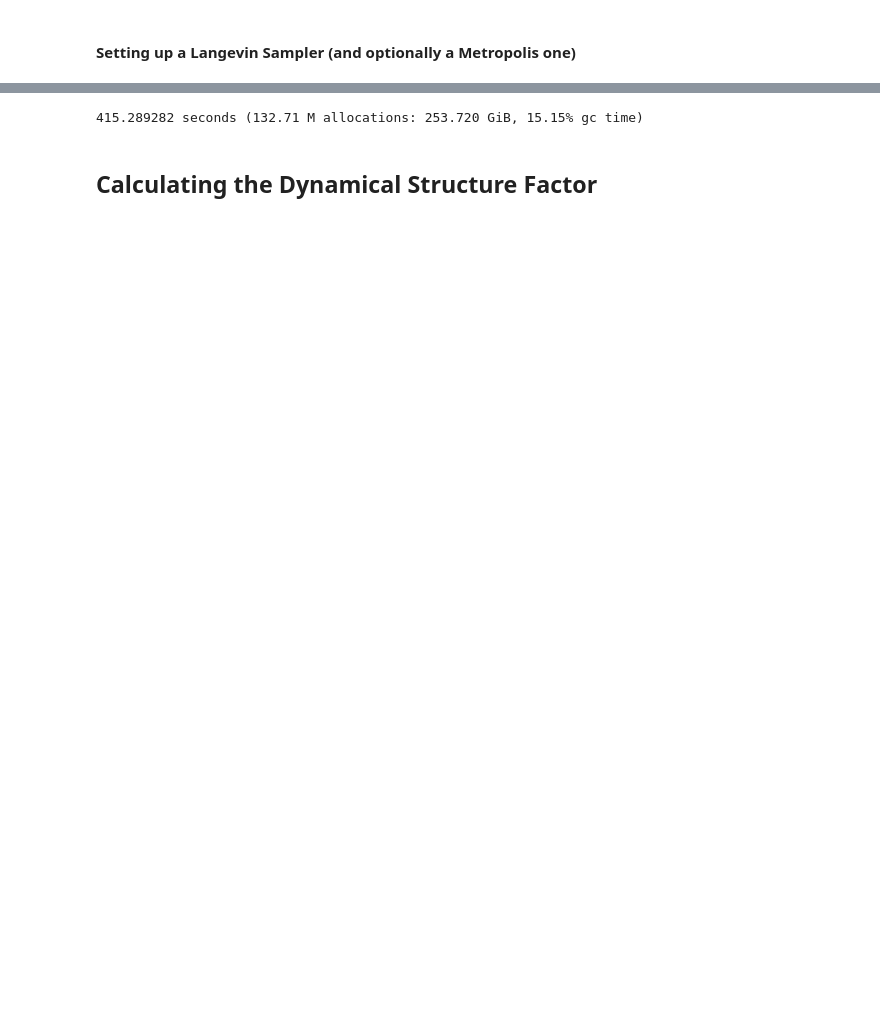
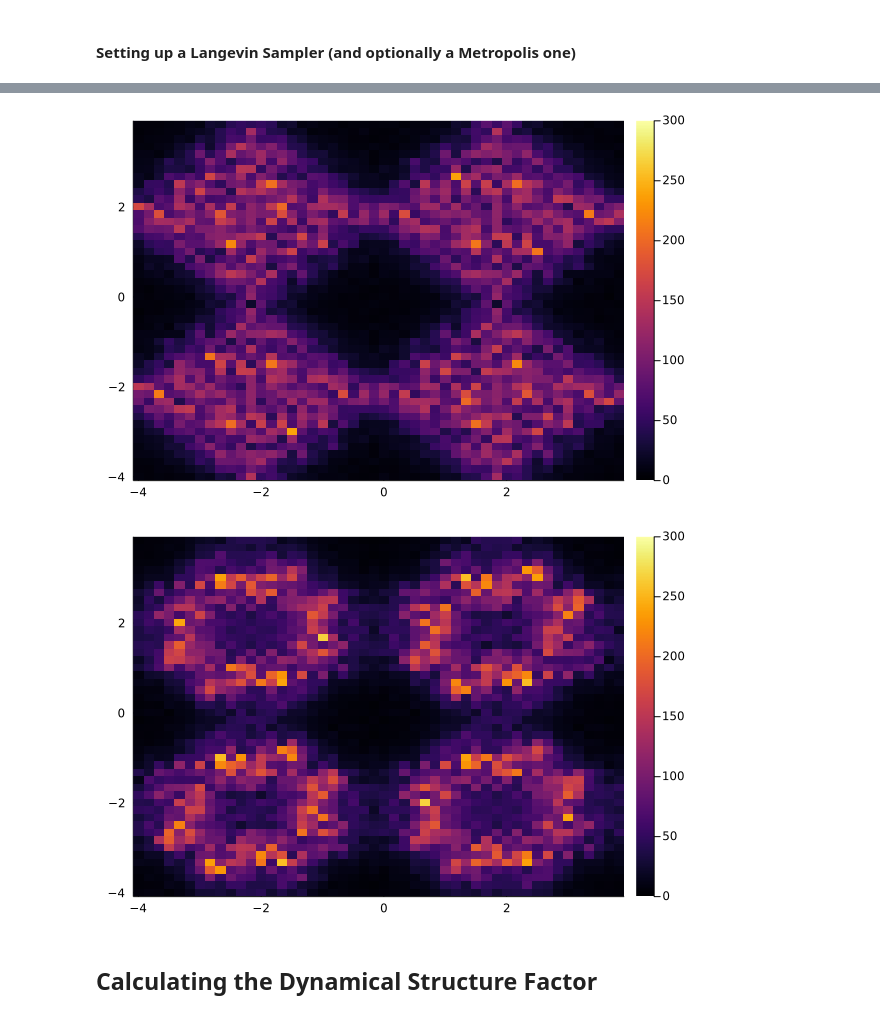
Before and after one commit to SunnySuite/SunnyTutorials, a Jupyter notebook: tutorials/MgCr2O4/MgCr2O4_tutorial.ipynb, the cells around one changed output, grey strips where cells are left out. Drawn from its saved outputs; the diff is of its cells as text; code cells hidden in the pictures; blank space fills up the shorter version.

```diff
--- a/tutorials/MgCr2O4/MgCr2O4_tutorial.ipynb
+++ b/tutorials/MgCr2O4/MgCr2O4_tutorial.ipynb
@@ -320,12 +320,12 @@ rand!(sys_mgcro);
 #### Setting up a Langevin Sampler (and optionally a Metropolis one) ####
 # %%
 ## === Construct Langevin Sampler ===
-nLA = 10;  # Number of Langevin time steps performed each time the Sampler is invoked
+nLA = 25;  # Number of Langevin time steps performed each time the Sampler is invoked
 α   = 0.1; # Langevin damping, usually 0.05 or 0.1 is good.
-Δt  = 0.01; # Time steps in Langevin
+dt  = 0.01; # Time steps in Langevin
 kT  = val_J1*20; # Initializing spin system at some finite temperature corresponding to 10 times J1 (to be well paramagnetic)
-sam_LA_pyro  = LangevinSampler(sys_pyro, kT, α, Δt, nLA);
-sam_LA_mgcro = LangevinSampler(sys_mgcro, kT, α, Δt, nLA);
+sam_LA_pyro  = LangevinSampler(sys_pyro, kT, α, dt, nLA);
+sam_LA_mgcro = LangevinSampler(sys_mgcro, kT, α, dt, nLA);
 
 ## === Optional: Construct Metropolis Sampler ===
 nMC = 5;  # Number of Langevin time steps performed each time the Sampler is invoked
@@ -354,0 +347,11 @@ end
+# %%
+##  === Calculate SQ ===
+nsam        = 10; # Number of samples that are averaged over (usually 10 is good)
+nTherm      = 0;
+bz_size     = (8,8,8); # Size of the resulting extended Brillouin zone after FFT
+@time begin
+sq_pyro = static_structure_factor(sys_pyro, sam_LA_pyro;
+             nsamples=nsam, bz_size=bz_size, thermalize=nTherm, verbose=false, reduce_basis=true, dipole_factor=true)
+sq_mgcro = static_structure_factor(sys_mgcro, sam_LA_mgcro;
+             nsamples=nsam, bz_size=bz_size, thermalize=nTherm, verbose=false, reduce_basis=true, dipole_factor=true)
+end
@@ -367,35 +373,30 @@ plot_spins(sys_mgcro,arrowlength=0.5, linewidth=0.2, arrowsize=0.5)
-# %%
-##  === Calculate SQ ===
-nsam        = 10; # Number of samples that are averaged over  (usually 10 is good)
-decor_ratio = 10; # Number of time the Sampler is called to decorelate samples between sampling
-bz_size     = (8,8,8); # Size of the resulting extended Brillouin zone after FFT
-@time begin
-    sq_pyro  = StructureFactor(sys_pyro; bz_size=bz_size, dipole_factor=true)
-    sq_mgcro = StructureFactor(sys_mgcro; bz_size=bz_size, dipole_factor=true)
-    prog     = Progress(nsam ; dt=1.00, desc="Sampling: ", color=:green)
-    for j in 1:nsam
-        thermalize!(sam_LA_pyro,decor_ratio);
-        thermalize!(sam_LA_mgcro,decor_ratio);
-        Sunny.update!(sq_pyro,sys_pyro)
-        Sunny.update!(sq_mgcro,sys_mgcro);
-        next!(prog);
-    end
-end
-# %% [output]
-415.289282 seconds (132.71 M allocations: 253.720 GiB, 15.15% gc time)
 # %%
 #  === Create a function to plot S(Q) ===
-function PlotSQ(input_sq, input_sys; Slice, Imax)
-    Q1   = range(input_sq.sfactor.offsets[1],length=size(input_sq.sfactor)[1])/size(input_sys.lattice)[1];
-    Q2   = range(input_sq.sfactor.offsets[2],length=size(input_sq.sfactor)[2])/size(input_sys.lattice)[2];
-    Q3   = range(input_sq.sfactor.offsets[3],length=size(input_sq.sfactor)[3])/size(input_sys.lattice)[3];
-    midQ = Int64(size(Q1)[1]/2);
-    Int = input_sq.sfactor[:,:,Slice,0]/prod(size(input_sys.lattice));
-    return display(Plots.heatmap(Q1,Q2,Int,clim=(0,Imax)));
-end
+    function PlotSQ(input_sq, input_sys; Slice, Imax)
+        Q1   = range(input_sq.sfactor.offsets[1],length=size(input_sq.sfactor)[1])/size(input_sys.lattice)[1];
+        Q2   = range(input_sq.sfactor.offsets[2],length=size(input_sq.sfactor)[2])/size(input_sys.lattice)[2];
+        Q3   = range(input_sq.sfactor.offsets[3],length=size(input_sq.sfactor)[3])/size(input_sys.lattice)[3];
+        midQ = Int64(size(Q1)[1]/2);
+        Int = input_sq.sfactor[:,:,Slice,0]/prod(size(input_sys.lattice));
+        return display(Plots.heatmap(Q1,Q2,Int,clim=(0,Imax),fmt = :png));
+    end
 
-#  === Plot the Results ===
-PlotSQ(sq_pyro, sys_pyro; Slice=0, Imax=2000000)
-PlotSQ(sq_mgcro, sys_mgcro; Slice=0, Imax=20000)
+    #  === Create a function to plot S(Q,W) ===
+    function PlotSQW(input_sqw, input_sys; Slice1, Slice2, Imax)
+        Q1   = range(input_sqw.sfactor.offsets[1],length=size(input_sqw.sfactor)[1])/size(input_sys.lattice)[1];
+        Q2   = range(input_sqw.sfactor.offsets[2],length=size(input_sqw.sfactor)[2])/size(input_sys.lattice)[2];
+        Q3   = range(input_sqw.sfactor.offsets[3],length=size(input_sqw.sfactor)[3])/size(input_sys.lattice)[3];
+        EN   = range(input_sqw.sfactor.offsets[4],length=size(input_sqw.sfactor)[4]);
+        midQ = Int64(size(Q1)[1]/2);
+        Int  = input_sqw.sfactor[:,:,:,:]/prod(size(input_sys.lattice));
+        return display(Plots.heatmap(Q1,EN,Int[:,Slice1,Slice2,:]',clim=(0,Imax),fmt = :png));
+    end
+
+    #  === Plots ===
+    PlotSQ(sq_pyro, sys_pyro; Slice=0, Imax=300)
+    PlotSQ(sq_mgcro, sys_mgcro; Slice=0, Imax=300);
+# %% [output]
+[figure, added]
+[figure, added]
 # %% [markdown]
 ## **Calculating the Dynamical Structure Factor** ##
```
Also changed, not shown: parts of 16 cells of this notebook, 1 other file.
